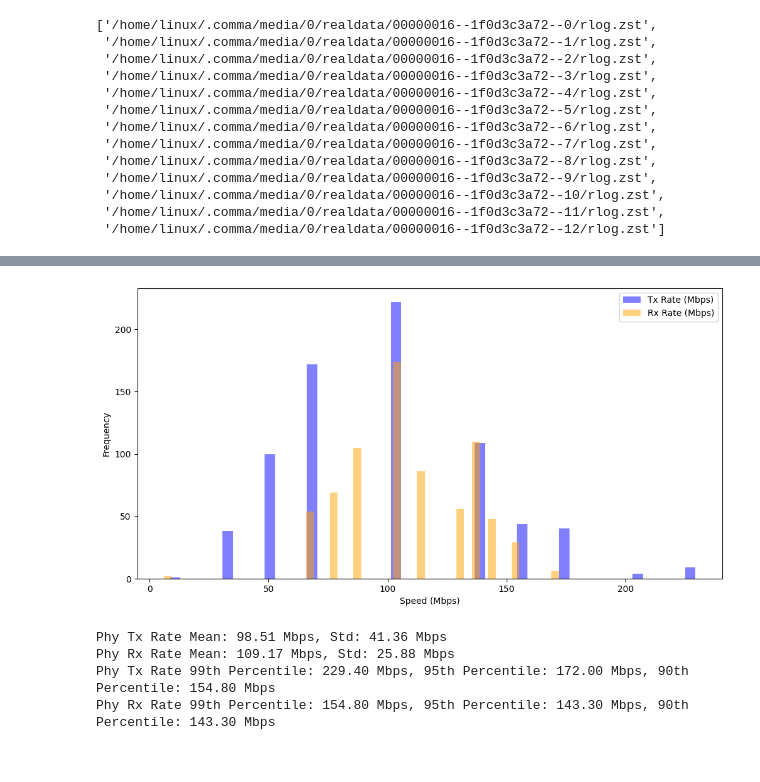
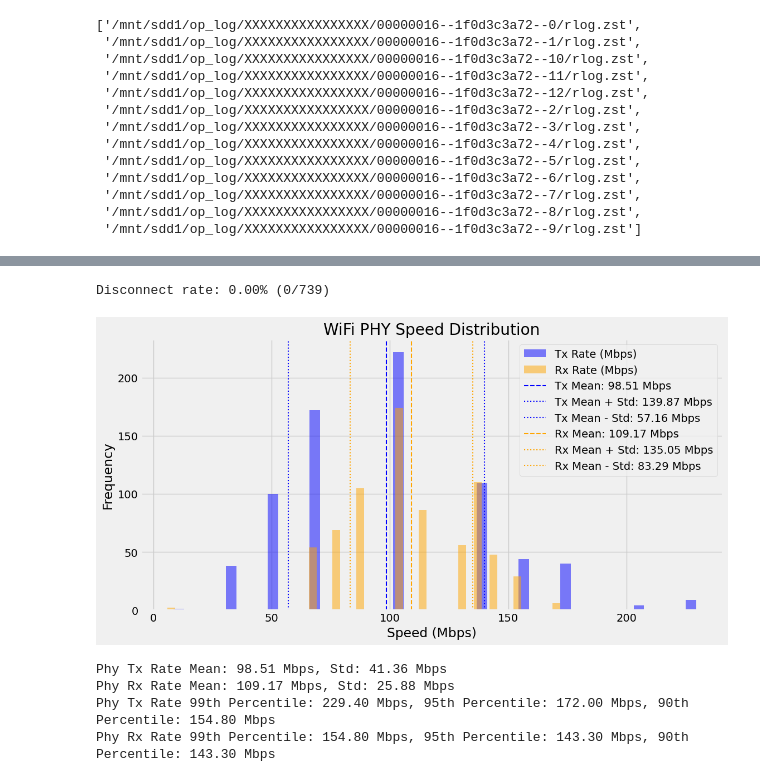
Before and after one commit to MOTIF-lab/openpilot, a Jupyter notebook: system/wifi/wifi_mapping.ipynb, the cells around one changed output, grey strips where cells are left out. Cells and saved outputs as stored; diff of their text form; code cells hidden in the pictures.

```diff
--- a/system/wifi/wifi_mapping.ipynb
+++ b/system/wifi/wifi_mapping.ipynb
@@ -10,30 +10,31 @@ import matplotlib.pyplot as plt
 import folium
 import os
 import codecs
-
+plt.style.use('fivethirtyeight')
 codecs.register_error("strict", codecs.backslashreplace_errors)
 # %%
 # get all route segments by prefix
-routes_dir = '/home/linux/.comma/media/0/realdata'
+# routes_dir = '/home/linux/.comma/media/0/realdata'
+routes_dir = '/mnt/sdd1/op_log/XXXXXXXXXXXXXXXX'
 routes = [f for f in os.listdir(routes_dir) if f.startswith('00000016--1f0d3c3a72')]
 routes_rlog = [os.path.join(routes_dir, route, "rlog.zst") for route in routes if os.path.isfile(os.path.join(routes_dir, route, "rlog.zst"))]
 routes_rlog.sort(key=lambda x: os.path.getmtime(x))
 # %%
 routes_rlog
 # %% [output]
-['/home/linux/.comma/media/0/realdata/00000016--1f0d3c3a72--0/rlog.zst',
- '/home/linux/.comma/media/0/realdata/00000016--1f0d3c3a72--1/rlog.zst',
- '/home/linux/.comma/media/0/realdata/00000016--1f0d3c3a72--2/rlog.zst',
- '/home/linux/.comma/media/0/realdata/00000016--1f0d3c3a72--3/rlog.zst',
- '/home/linux/.comma/media/0/realdata/00000016--1f0d3c3a72--4/rlog.zst',
- '/home/linux/.comma/media/0/realdata/00000016--1f0d3c3a72--5/rlog.zst',
- '/home/linux/.comma/media/0/realdata/00000016--1f0d3c3a72--6/rlog.zst',
- '/home/linux/.comma/media/0/realdata/00000016--1f0d3c3a72--7/rlog.zst',
- '/home/linux/.comma/media/0/realdata/00000016--1f0d3c3a72--8/rlog.zst',
- '/home/linux/.comma/media/0/realdata/00000016--1f0d3c3a72--9/rlog.zst',
- '/home/linux/.comma/media/0/realdata/00000016--1f0d3c3a72--10/rlog.zst',
- '/home/linux/.comma/media/0/realdata/00000016--1f0d3c3a72--11/rlog.zst',
- '/home/linux/.comma/media/0/realdata/00000016--1f0d3c3a72--12/rlog.zst']
+['/mnt/sdd1/op_log/XXXXXXXXXXXXXXXX/00000016--1f0d3c3a72--0/rlog.zst',
+ '/mnt/sdd1/op_log/XXXXXXXXXXXXXXXX/00000016--1f0d3c3a72--1/rlog.zst',
+ '/mnt/sdd1/op_log/XXXXXXXXXXXXXXXX/00000016--1f0d3c3a72--10/rlog.zst',
+ '/mnt/sdd1/op_log/XXXXXXXXXXXXXXXX/00000016--1f0d3c3a72--11/rlog.zst',
+ '/mnt/sdd1/op_log/XXXXXXXXXXXXXXXX/00000016--1f0d3c3a72--12/rlog.zst',
+ '/mnt/sdd1/op_log/XXXXXXXXXXXXXXXX/00000016--1f0d3c3a72--2/rlog.zst',
+ '/mnt/sdd1/op_log/XXXXXXXXXXXXXXXX/00000016--1f0d3c3a72--3/rlog.zst',
+ '/mnt/sdd1/op_log/XXXXXXXXXXXXXXXX/00000016--1f0d3c3a72--4/rlog.zst',
+ '/mnt/sdd1/op_log/XXXXXXXXXXXXXXXX/00000016--1f0d3c3a72--5/rlog.zst',
+ '/mnt/sdd1/op_log/XXXXXXXXXXXXXXXX/00000016--1f0d3c3a72--6/rlog.zst',
+ '/mnt/sdd1/op_log/XXXXXXXXXXXXXXXX/00000016--1f0d3c3a72--7/rlog.zst',
+ '/mnt/sdd1/op_log/XXXXXXXXXXXXXXXX/00000016--1f0d3c3a72--8/rlog.zst',
+ '/mnt/sdd1/op_log/XXXXXXXXXXXXXXXX/00000016--1f0d3c3a72--9/rlog.zst']
 # %%
 mapping = []
 for rlog in routes_rlog:
@@ -53,6 +57,7 @@ display(m)
 # %%
 phy_speed = []
 rtt = []
+disconnect_samples = 0
 for rlog in routes_rlog:
     lr = LogReader(rlog)
     for msg in lr:
@@ -60,22 +65,43 @@ for rlog in routes_rlog:
             phy = msg.as_builder().customReserved5
             if phy.wifiConnected and phy.wifiFrequency > 0:
                 phy_speed.append((phy.wifiPhyTxRate, phy.wifiPhyRxRate, phy.wifiSignalStrength))
+            else:
+                disconnect_samples += 1
         if msg.which() == 'customReserved6':
             r = msg.as_builder().customReserved6
             if r.rtt > 0:
                 rtt.append(r.rtt)
+# %%
+# calulate disconnect rate
+total_samples = len(phy_speed) + disconnect_samples
+disconnect_rate = disconnect_samples / total_samples * 100
+print(f"Disconnect rate: {disconnect_rate:.2f}% ({disconnect_samples}/{total_samples})")
+# %% [output]
+Disconnect rate: 0.00% (0/739)
 # %%
 # plot histogram for phy speed
 phy_speed = np.array(phy_speed)
 plt.figure(figsize=(12, 6))
 plt.hist(phy_speed[:, 0], bins=50, alpha=0.5, label='Tx Rate (Mbps)', color='blue')
+mean_tx = np.mean(phy_speed[:, 0])
+std_tx = np.std(phy_speed[:, 0])
+mean_rx = np.mean(phy_speed[:, 1])
+std_rx = np.std(phy_speed[:, 1])
+
 plt.hist(phy_speed[:, 1], bins=50, alpha=0.5, label='Rx Rate (Mbps)', color='orange')
+plt.axvline(mean_tx, color='blue', linestyle='dashed', linewidth=1.5, label=f'Tx Mean: {mean_tx:.2f} Mbps')
+plt.axvline(mean_tx + std_tx, color='blue', linestyle='dotted', linewidth=1.5, label=f'Tx Mean + Std: {mean_tx + std_tx:.2f} Mbps')
+plt.axvline(mean_tx - std_tx, color='blue', linestyle='dotted', linewidth=1.5, label=f'Tx Mean - Std: {mean_tx - std_tx:.2f} Mbps')
+plt.axvline(mean_rx, color='orange', linestyle='dashed', linewidth=1.5, label=f'Rx Mean: {mean_rx:.2f} Mbps')
+plt.axvline(mean_rx + std_rx, color='orange', linestyle='dotted', linewidth=1.5, label=f'Rx Mean + Std: {mean_rx + std_rx:.2f} Mbps')
+plt.axvline(mean_rx - std_rx, color='orange', linestyle='dotted', linewidth=1.5, label=f'Rx Mean - Std: {mean_rx - std_rx:.2f} Mbps')
 plt.xlabel('Speed (Mbps)')
 plt.ylabel('Frequency')
+plt.title('WiFi PHY Speed Distribution')
 plt.legend()
 plt.show()
 # %% [output]
-[figure, old version]
+[figure, new version]
 # %%
 # calculate phy stats
 phy_speed_np = np.array(phy_speed)
```
Also changed, not shown: parts of 8 cells of this notebook, 11 other files.
